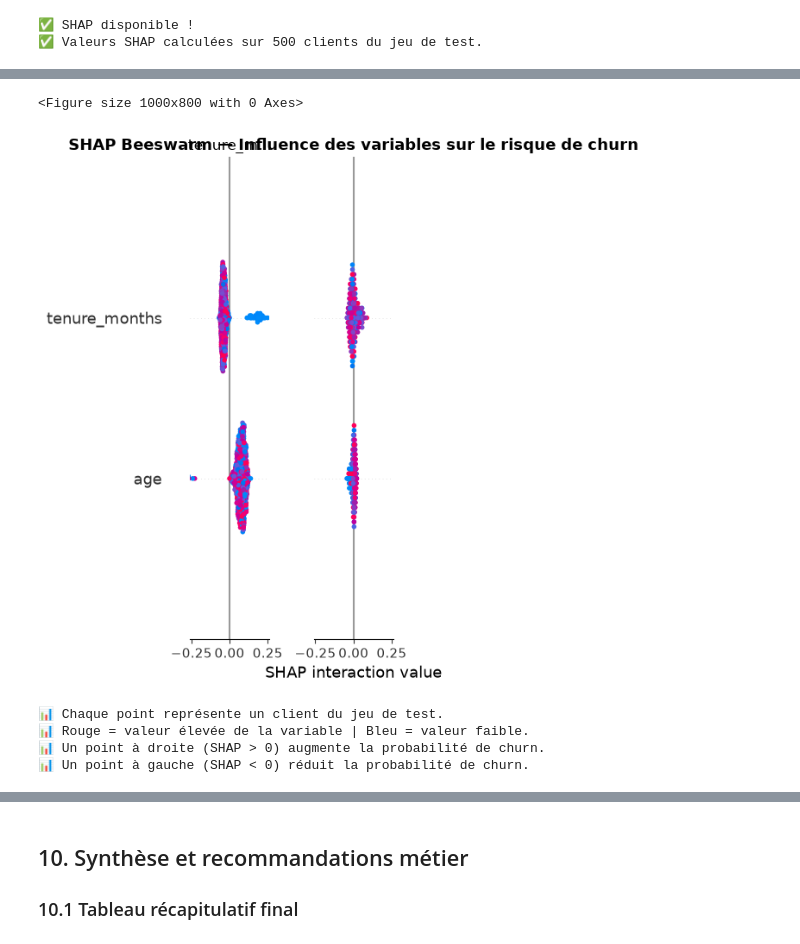
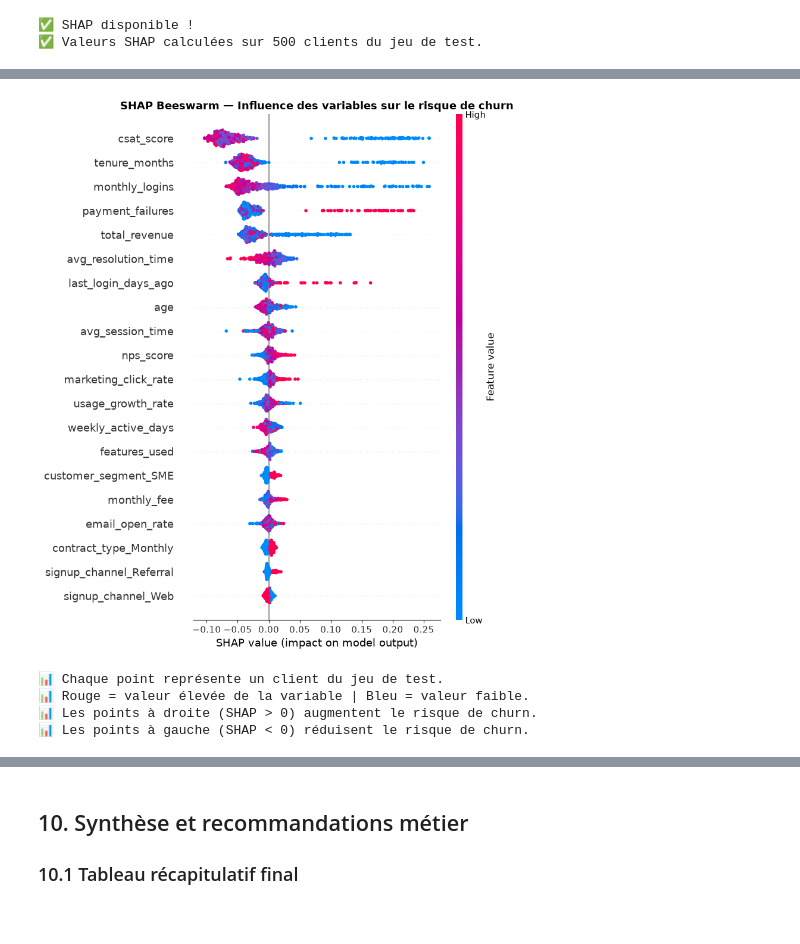
Before and after one commit to imensouidi/Customer-churn-ai, a Jupyter notebook: notebooks/04_Evaluation.ipynb, the cells around one changed output, grey strips where cells are left out. Cells and saved outputs as stored; diff of their text form; code cells hidden in the pictures.

```diff
--- a/notebooks/04_Evaluation.ipynb
+++ b/notebooks/04_Evaluation.ipynb
@@ -744,35 +751,34 @@ if shap_ok:
 # %%
 if shap_ok:
 
     # 9.2 Beeswarm — influence des variables sur les prédictions
     plt.figure(figsize=(10, 8))
 
     shap.summary_plot(
-        shap_values,
+        shap_values_class1,      # Classe positive : Churn = 1
         X_sample,
         feature_names=all_features,
         show=False
     )
 
     plt.title(
         "SHAP Beeswarm — Influence des variables sur le risque de churn",
         fontsize=13,
         fontweight="bold"
     )
 
     plt.tight_layout()
     plt.show()
 
     print("📊 Chaque point représente un client du jeu de test.")
     print("📊 Rouge = valeur élevée de la variable | Bleu = valeur faible.")
-    print("📊 Un point à droite (SHAP > 0) augmente la probabilité de churn.")
-    print("📊 Un point à gauche (SHAP < 0) réduit la probabilité de churn.")
+    print("📊 Les points à droite (SHAP > 0) augmentent le risque de churn.")
+    print("📊 Les points à gauche (SHAP < 0) réduisent le risque de churn.")
 # %% [output]
+[figure, new version]
-<Figure size 1000x800 with 0 Axes>
+📊 Chaque point représente un client du jeu de test.
+📊 Rouge = valeur élevée de la variable | Bleu = valeur faible.
+📊 Les points à droite (SHAP > 0) augmentent le risque de churn.
+📊 Les points à gauche (SHAP < 0) réduisent le risque de churn.
-[figure, old version]
-📊 Chaque point représente un client du jeu de test.
-📊 Rouge = valeur élevée de la variable | Bleu = valeur faible.
-📊 Un point à droite (SHAP > 0) augmente la probabilité de churn.
-📊 Un point à gauche (SHAP < 0) réduit la probabilité de churn.
 # %%
 if shap_ok:
```
Also changed, not shown: parts of 11 cells of this notebook, 10 other files.
